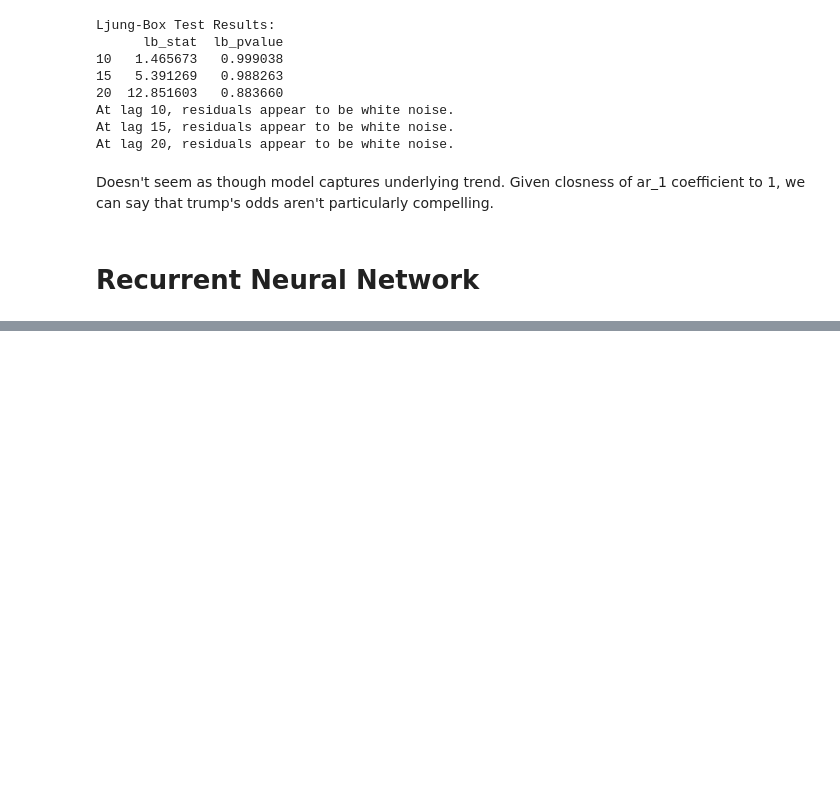
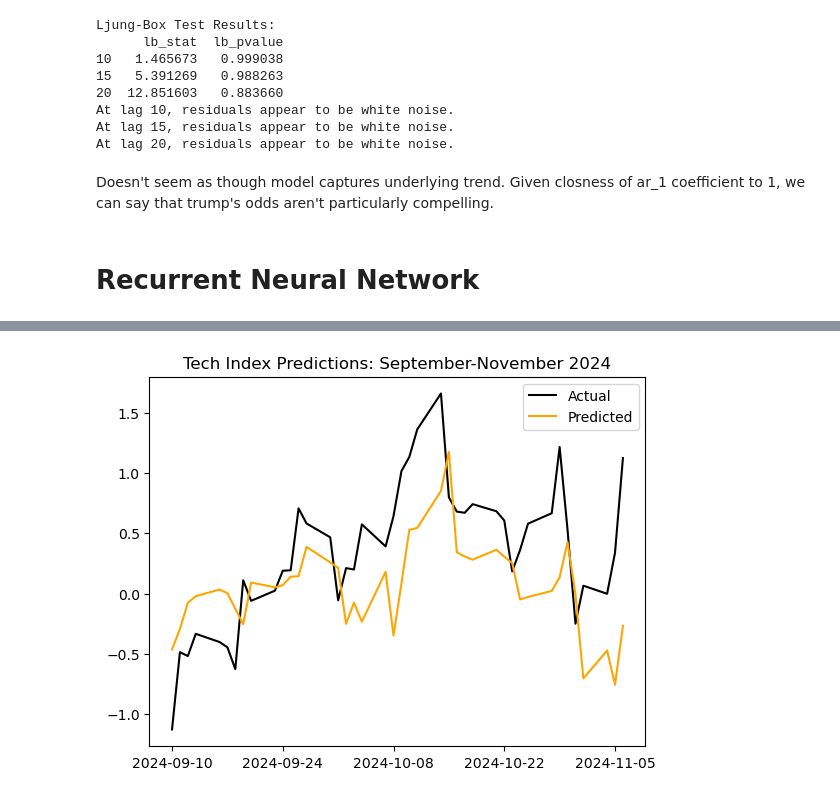
Before and after one commit to dg3358/ACTU-5842-Project, a Jupyter notebook: project_code.ipynb, the cells around one changed output, grey strips where cells are left out. Drawn from its saved outputs; the diff is of its cells as text; code cells hidden in the pictures; blank space fills up the shorter version.

```diff
--- a/project_code.ipynb
+++ b/project_code.ipynb
@@ -898,0 +964,10 @@ Doesn't seem as though model captures underlying trend. Given closness of ar_1 c
+# %%
+data_RNN = train_test_RNN(['NASDAQ 100 Tech Index', 'S&P Healthcare Index'],
+               feat = ['trump_odds', 'BEIR', 'VIX index'],
+               lag = 1,
+               include_AR=True)
+X_train_RNN = data_RNN[0]
+y_train_RNN  = data_RNN[1]
+X_test_RNN = data_RNN[2]
+y_test_RNN = data_RNN[3]
+lag = data_RNN[4]
@@ -898,0 +992,29 @@ Doesn't seem as though model captures underlying trend. Given closness of ar_1 c
+# %%
+model.fit(x = X_train_RNN,
+            y = y_train_RNN,
+            epochs = 500,
+            callbacks = [keras.callbacks.ModelCheckpoint(
+                        filepath = 'bestmodel.keras',
+                        monitor = 'loss',
+                        save_best_only = True)],
+            verbose = 0)
+optimized_model = keras.models.load_model('bestmodel.keras')
+# %%
+predictions = optimized_model.predict(x = X_test_RNN, verbose = '0')
+# %%
+plt.plot(result_data['DATE'][len(X_train_RNN)+ lag:], y_test_RNN[:,0], color = 'black',
+         label = 'Actual')
+plt.plot(result_data['DATE'][len(X_train_RNN) + lag:], predictions[:,0],
+         color = 'orange',
+         label = 'Predicted')
+plt.title("Tech Index Predictions: September-November 2024")
+x_ticks_vals = []
+dates = result_data['DATE'][len(X_train_RNN)+ lag:].copy()
+dates.reset_index(inplace = True, drop = True)
+for i in range(0, int(len(y_test_RNN)/10) + 1):
+    x_ticks_vals.append(dates[10 * i])
+plt.xticks(x_ticks_vals)
+plt.legend()
+plt.show()
+# %% [output]
+[figure, added]
```
Also changed, not shown: parts of 9 cells of this notebook, 1 other file.
